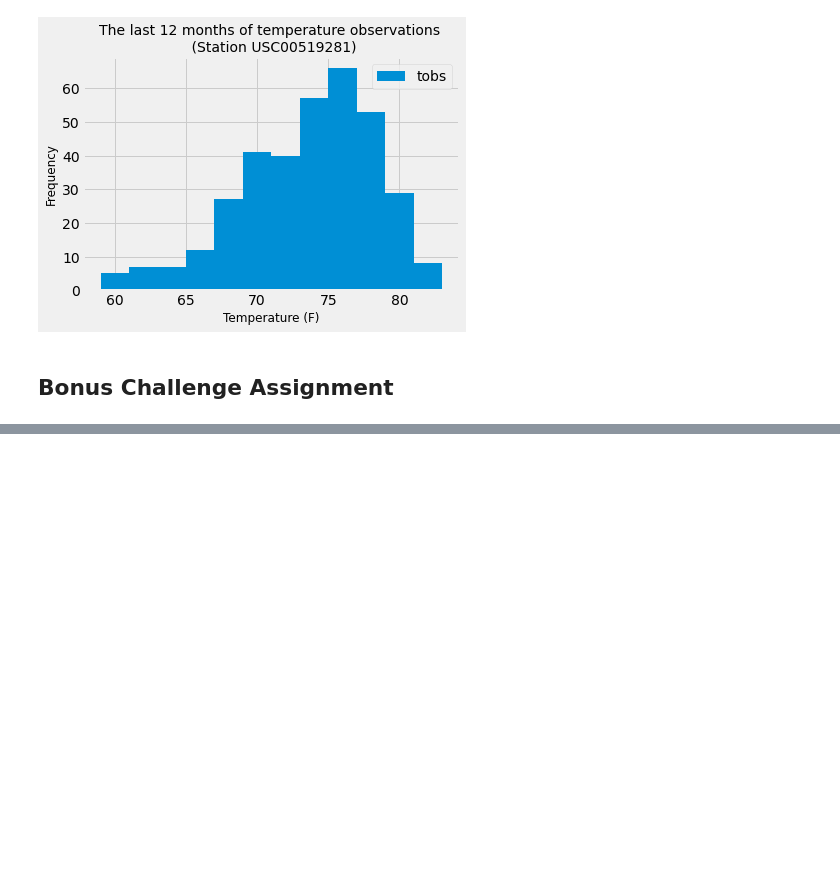
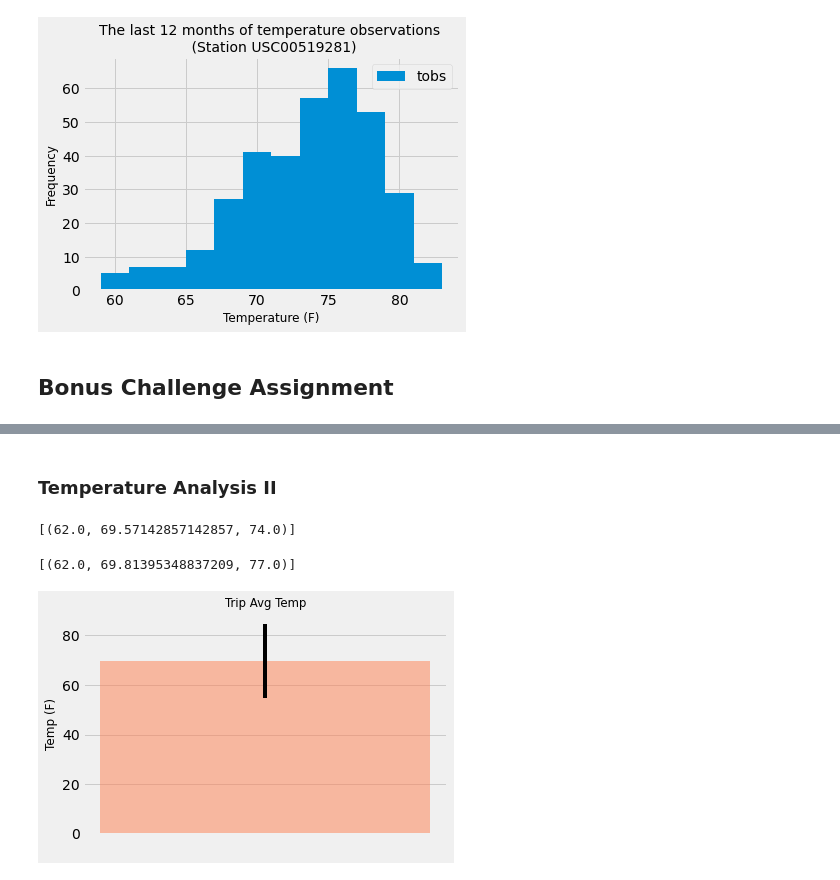
Before and after one commit to agkden/SQLAlchemy-challenge, a Jupyter notebook: climate_hawaii.ipynb, the cells around one changed output, grey strips where cells are left out. Saved outputs shown, nothing was run; the diff lists cells and outputs as text; code cells hidden in the pictures; blank space fills up the shorter version.

Commit message:
update file
Added Temperature analysis I (average temperatures in June and December) and Temperature analysis II (Trip temperature analysis)

```diff
--- a/climate_hawaii.ipynb
+++ b/climate_hawaii.ipynb
@@ -250,30 +268,63 @@ plt.show()
+# %% [markdown]
+### Temperature Analysis II
 # %%
-# # This function called `calc_temps` will accept start date and end date in the format '%Y-%m-%d'
-# # and return the minimum, average, and maximum temperatures for that range of dates
-# def calc_temps(start_date, end_date):
-#     """TMIN, TAVG, and TMAX for a list of dates.
+# This function called `calc_temps` will accept start date and end date in the format '%Y-%m-%d'
+# and return the minimum, average, and maximum temperatures for that range of dates
+def calc_temps(start_date, end_date):
+    """TMIN, TAVG, and TMAX for a list of dates.
 
-#     Args:
-#         start_date (string): A date string in the format %Y-%m-%d
-#         end_date (string): A date string in the format %Y-%m-%d
+    Args:
+        start_date (string): A date string in the format %Y-%m-%d
+        end_date (string): A date string in the format %Y-%m-%d
 
-#     Returns:
-#         TMIN, TAVE, and TMAX
-#     """
+    Returns:
+        TMIN, TAVE, and TMAX
+    """
 
-#     return session.query(func.min(Measurement.tobs), func.avg(Measurement.tobs), func.max(Measurement.tobs)).\
-#         filter(Measurement.date >= start_date).filter(Measurement.date <= end_date).all()
+    return session.query(func.min(Measurement.tobs), func.avg(Measurement.tobs), func.max(Measurement.tobs)).\
+        filter(Measurement.date >= start_date).filter(Measurement.date <= end_date).all()
 
-# # function usage example
-# print(calc_temps('2012-02-28', '2012-03-05'))
+# function usage example
+print(calc_temps('2012-02-28', '2012-03-05'))
+# %% [output]
+[(62.0, 69.57142857142857, 74.0)]
 # %%
 # Use your previous function `calc_temps` to calculate the tmin, tavg, and tmax
 # for your trip using the previous year's data for those same dates.
+#----------------------------------------------------------------
+# for my "back-to-the-future" trip dates 12/28/17-1/3/2018:
+year_ago_start = dt.date(2017,12,28) - dt.timedelta(days=365)
+year_ago_end = dt.date(2018,1,3) - dt.timedelta(days=365)
+
+trip_temp_result = calc_temps(year_ago_start,year_ago_end)
+trip_temp_result
+# %% [output]
+[(62.0, 69.81395348837209, 77.0)]
+# %%
+trip_tavg = trip_temp_result[0][1]
+trip_tmax = trip_temp_result[0][2]
+trip_tmin = trip_temp_result[0][0]
 # %%
 # Plot the results from your previous query as a bar chart.
+#--------------------------------------------------------------
+# Use the average temperature for the y value
+y = trip_tavg
+
+# Use the peak-to-peak (tmax-tmin) value as the y error bar (yerr)
+yerr = trip_tmax - trip_tmin
+
+plt.bar(1, y, yerr=yerr, color='coral', alpha=0.5)
+
 # Use "Trip Avg Temp" as your Title
-# Use the average temperature for the y value
-# Use the peak-to-peak (tmax-tmin) value as the y error bar (yerr)
+plt.title("Trip Avg Temp", fontsize="small")
+plt.xticks(np.arange(1))
+plt.xlabel(" ")
+plt.ylabel("Temp (F)", fontsize=12)
+
+plt.tight_layout()
+plt.show()
+# %% [output]
+[figure, added]
 # %%
 # Calculate the total amount of rainfall per weather station for your trip dates using the previous year's matching dates.
 # Sort this in descending order by precipitation amount and list the station, name, latitude, longitude, and elevation
```
Also changed, not shown: parts of 5 cells of this notebook.
